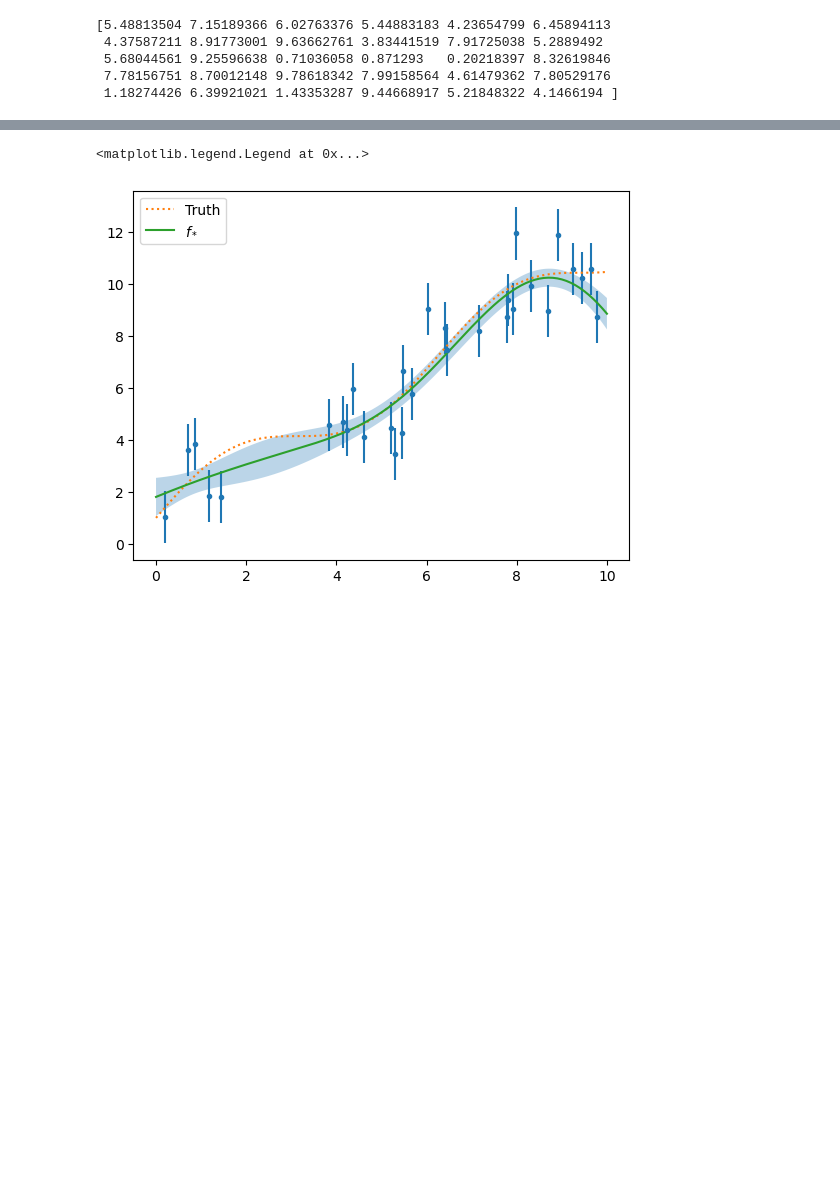
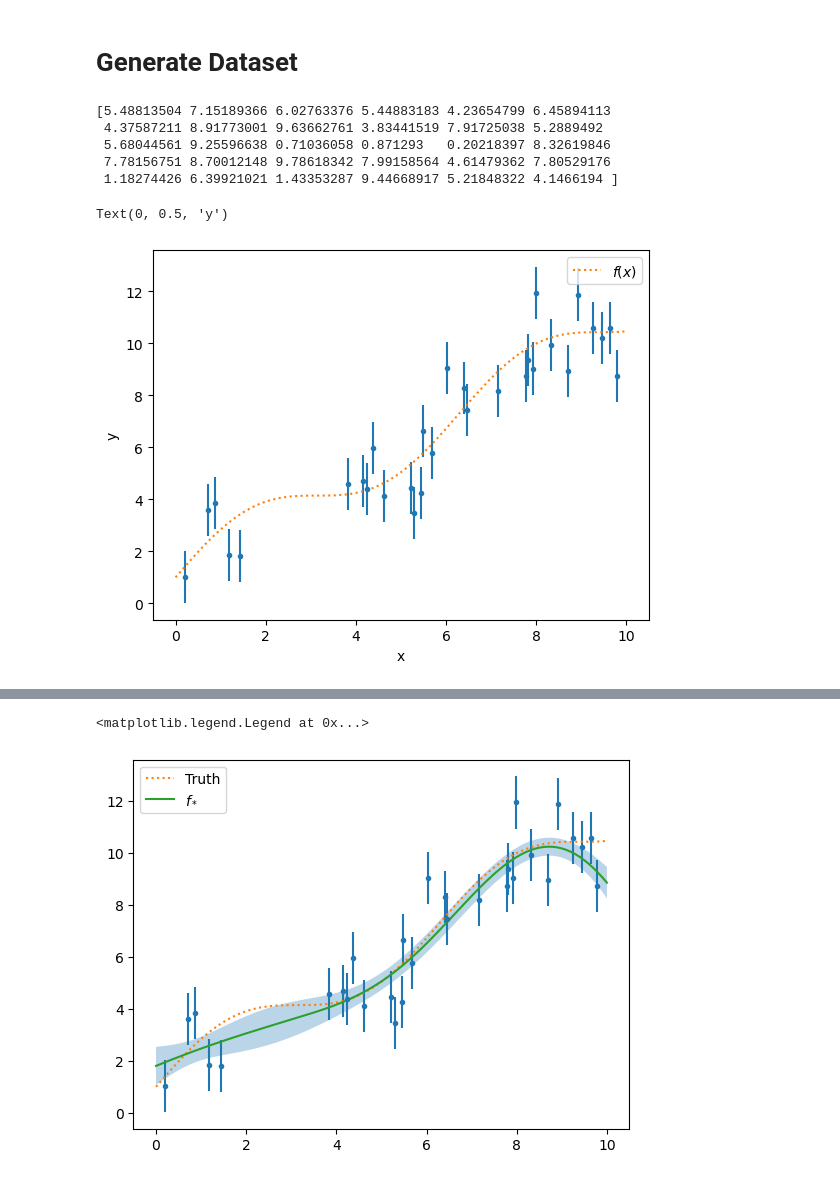
Before and after one commit to blhuillier/STAR_2025_GP, a Jupyter notebook: Notebooks/GP_Solution.ipynb, the cells around one changed output, grey strips where cells are left out. Cells and saved outputs as stored; diff of their text form; code cells hidden in the pictures; blank space fills up the shorter version.

```diff
--- a/Notebooks/GP_Solution.ipynb
+++ b/Notebooks/GP_Solution.ipynb
@@ -79,3 +13,5 @@ class GP():
+# %% [markdown]
+# Generate Dataset
 # %%
 # generate data
 
@@ -107,3 +43,13 @@ Xstar = np.linspace(0,10,num=nstar)
  5.68044561 9.25596638 0.71036058 0.871293   0.20218397 8.32619846
  7.78156751 8.70012148 9.78618342 7.99158564 4.61479362 7.80529176
  1.18274426 6.39921021 1.43353287 9.44668917 5.21848322 4.1466194 ]
+# %%
+fig,ax = plt.subplots(1)
+ax.errorbar(XX,YY,yerr=sigma,ls='',marker='.')
+ax.plot(Xstar,func(Xstar),ls=':',label='$f(x)$')
+ax.legend()
+ax.set_xlabel('x')
+ax.set_ylabel('y')
+# %% [output]
+Text(0, 0.5, 'y')
+[figure, added]
```
Also changed, not shown: parts of 10 cells of this notebook, 1 other file.
